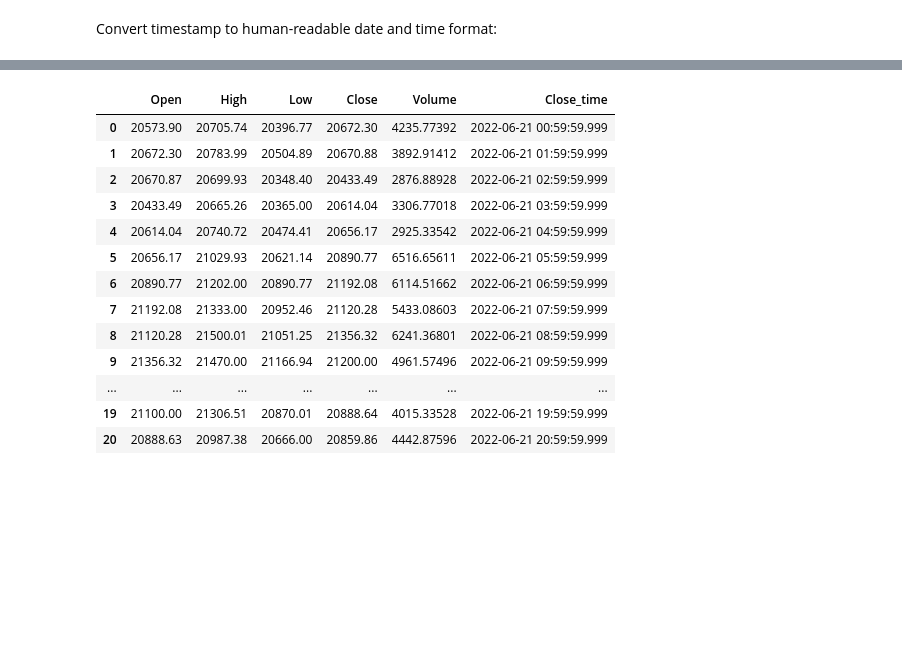
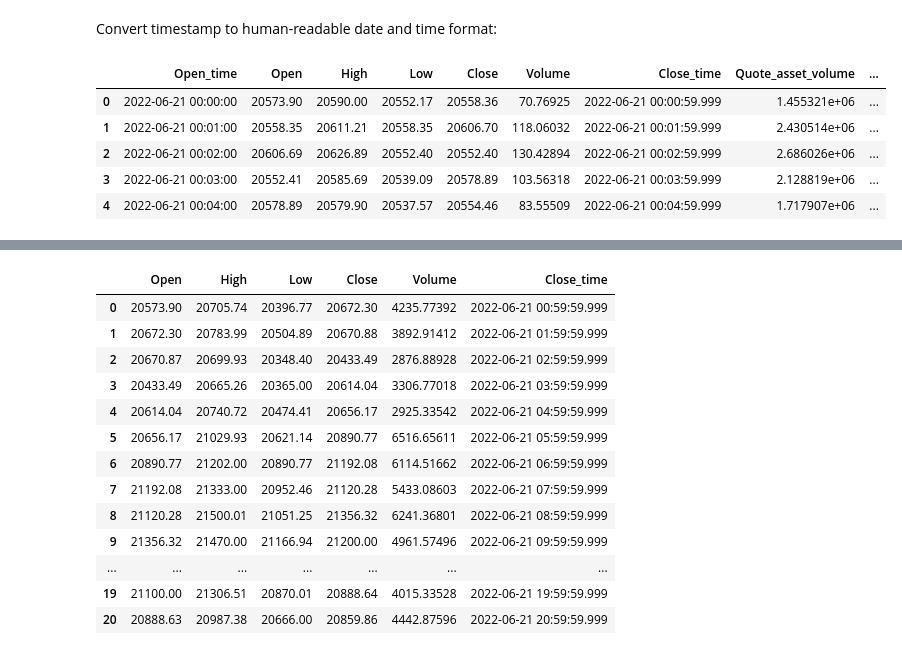
Before and after one commit to codez0mb1e/resistance, a Jupyter notebook: src/candidate_tests.ipynb, the cells around one changed output, grey strips where cells are left out. Cells and saved outputs as stored; diff of their text form; code cells hidden in the pictures; blank space fills up the shorter version.

```diff
--- a/src/candidate_tests.ipynb
+++ b/src/candidate_tests.ipynb
@@ -112,3 +114,12 @@ Convert timestamp to human-readable date and time format:
 # %%
 btcusdt_df['Open_time'] = btcusdt_df.iloc[:, 0].apply(lambda t: datetime.fromtimestamp(t/1000))
 btcusdt_df['Close_time'] = btcusdt_df.iloc[:, 6].apply(lambda t: datetime.fromtimestamp(t/1000))
+
+btcusdt_df.head()
+# %% [output]
+|  | Open_time | Open | High | Low | Close | Volume | Close_time | Quote_asset_volume | ... |
+| 0 | 2022-06-21 00:00:00 | 20573.90 | 20590.00 | 20552.17 | 20558.36 | 70.76925 | 2022-06-21 00:00:59.999 | 1.455321e+06 | ... |
+| 1 | 2022-06-21 00:01:00 | 20558.35 | 20611.21 | 20558.35 | 20606.70 | 118.06032 | 2022-06-21 00:01:59.999 | 2.430514e+06 | ... |
+| 2 | 2022-06-21 00:02:00 | 20606.69 | 20626.89 | 20552.40 | 20552.40 | 130.42894 | 2022-06-21 00:02:59.999 | 2.686026e+06 | ... |
+| 3 | 2022-06-21 00:03:00 | 20552.41 | 20585.69 | 20539.09 | 20578.89 | 103.56318 | 2022-06-21 00:03:59.999 | 2.128819e+06 | ... |
+| 4 | 2022-06-21 00:04:00 | 20578.89 | 20579.90 | 20537.57 | 20554.46 | 83.55509 | 2022-06-21 00:04:59.999 | 1.717907e+06 | ... |
```
Also changed, not shown: parts of 26 cells of this notebook.
